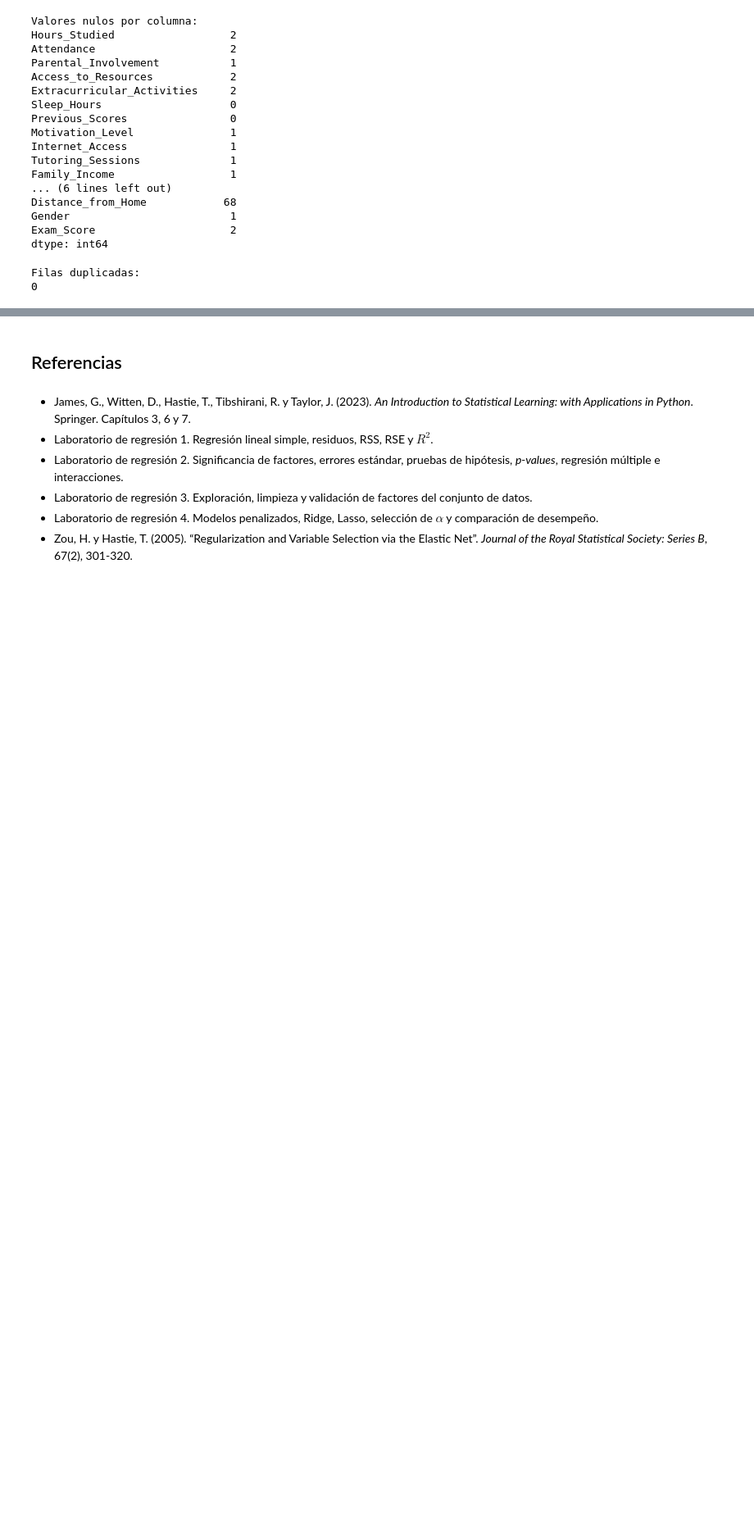
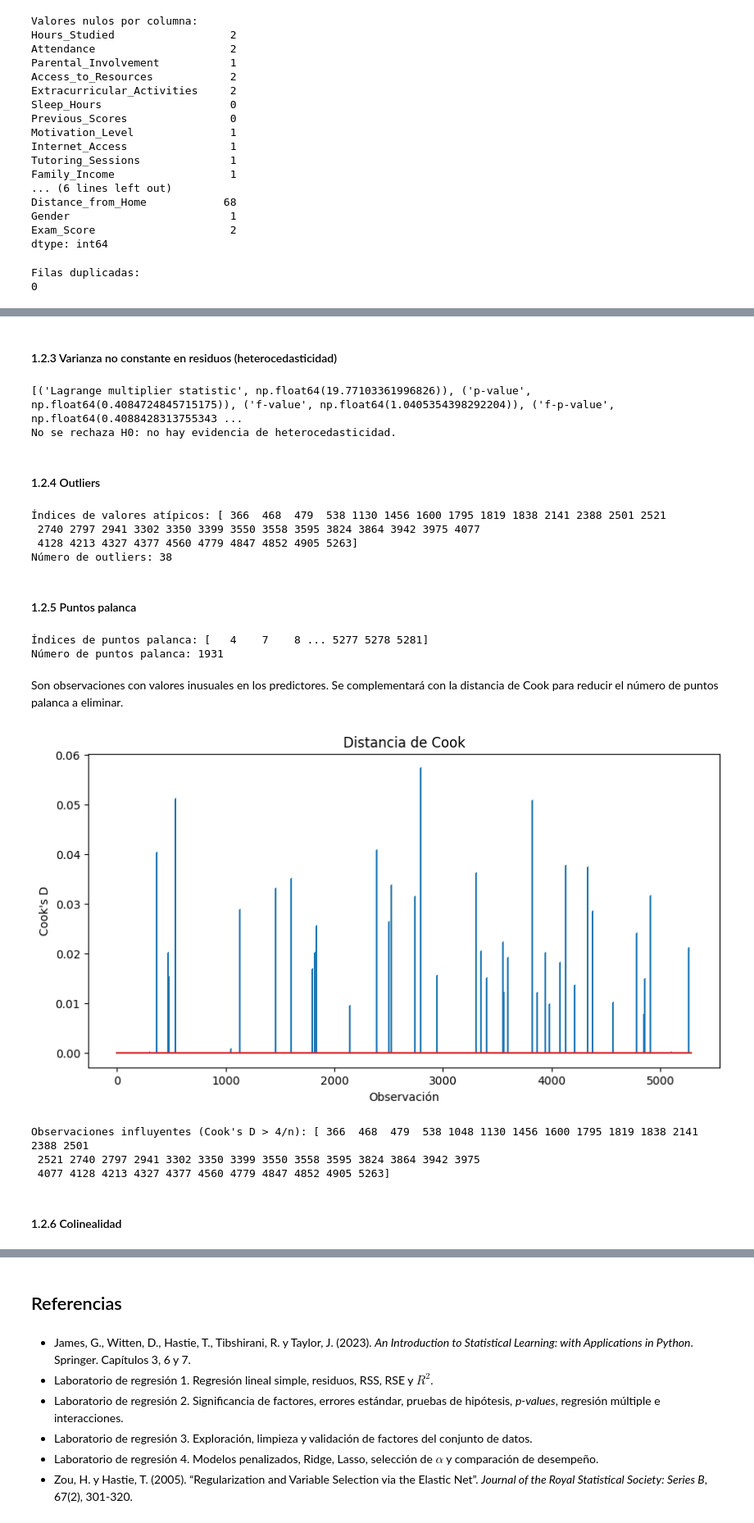
Before and after one commit to juanmoranerre/student-performance-regression, a Jupyter notebook: Proyecto_01.ipynb, the cells around one changed output, grey strips where cells are left out. Shown at 82% size. Saved outputs shown, nothing was run; the diff lists cells and outputs as text; code cells hidden in the pictures; blank space fills up the shorter version.

```diff
--- a/Proyecto_01.ipynb
+++ b/Proyecto_01.ipynb
@@ -326,0 +655,65 @@ Filas duplicadas:
+# %% [markdown]
+#### 1.2.3 Varianza no constante en residuos (heterocedasticidad)
+# %%
+#Test de Breusch-Pagan
+test = sms.het_breuschpagan(model.resid, model.model.exog)
+print(lzip(['Lagrange multiplier statistic', 'p-value', 'f-value', 'f-p-value'], test))
+
+if test[1] < 0.05:
+    print("Se rechaza H0: hay evidencia de heterocedasticidad.")
+else:
+    print("No se rechaza H0: no hay evidencia de heterocedasticidad.")
+# %% [output]
+[('Lagrange multiplier statistic', np.float64(19.77103361996826)), ('p-value', np.float64(0.4084724845715175)), ('f-value', np.float64(1.0405354398292204)), ('f-p-value', np.float64(0.4088428313755343 ...
+No se rechaza H0: no hay evidencia de heterocedasticidad.
+# %% [markdown]
+#### 1.2.4 Outliers
+# %%
+# Outliers con |E|/sigma >= 3
+sigma = np.std(model.resid)
+outliers = np.where(np.abs(model.resid) / sigma >= 3)[0]
+print(f"Índices de valores atípicos: {outliers}")
+print(f"Número de outliers: {len(outliers)}")
+# %% [output]
+Índices de valores atípicos: [ 366  468  479  538 1130 1456 1600 1795 1819 1838 2141 2388 2501 2521
+ 2740 2797 2941 3302 3350 3399 3550 3558 3595 3824 3864 3942 3975 4077
+ 4128 4213 4327 4377 4560 4779 4847 4852 4905 5263]
+Número de outliers: 38
+# %% [markdown]
+#### 1.2.5 Puntos palanca
+# %%
+# Puntos palanca con hi >= (p+1)/n
+influence = model.get_influence()
+leverage = influence.hat_matrix_diag
+p = X_train_const.shape[1]  # parámetros (incluyendo constante)
+n = X_train_const.shape[0]  # observaciones
+leverage_threshold = (p + 1) / n
+high_leverage = np.where(leverage >= leverage_threshold)[0]
+print(f"Índices de puntos palanca: {high_leverage}")
+print(f"Número de puntos palanca: {len(high_leverage)}")
+# %% [output]
+Índices de puntos palanca: [   4    7    8 ... 5277 5278 5281]
+Número de puntos palanca: 1931
+# %% [markdown]
+Son observaciones con valores inusuales en los predictores. Se complementará con la distancia de Cook para reducir el número de puntos palanca a eliminar.
+# %%
+# Distancia de Cook
+cooks = influence.cooks_distance[0]
+plt.figure(figsize=(10, 5))
+plt.stem(np.arange(len(cooks)), cooks, markerfmt=",")
+plt.xlabel('Observación')
+plt.ylabel("Cook's D")
+plt.title("Distancia de Cook")
+plt.show()
+
+# Umbral general: 4/n
+umbral_cook = 4 / n
+influyentes = np.where(cooks > umbral_cook)[0]
+print(f"Observaciones influyentes (Cook's D > 4/n): {influyentes}")
+# %% [output]
+[figure, added]
+Observaciones influyentes (Cook's D > 4/n): [ 366  468  479  538 1048 1130 1456 1600 1795 1819 1838 2141 2388 2501
+ 2521 2740 2797 2941 3302 3350 3399 3550 3558 3595 3824 3864 3942 3975
+ 4077 4128 4213 4327 4377 4560 4779 4847 4852 4905 5263]
+# %% [markdown]
+#### 1.2.6 Colinealidad
```
Also changed, not shown: parts of 32 cells of this notebook.
